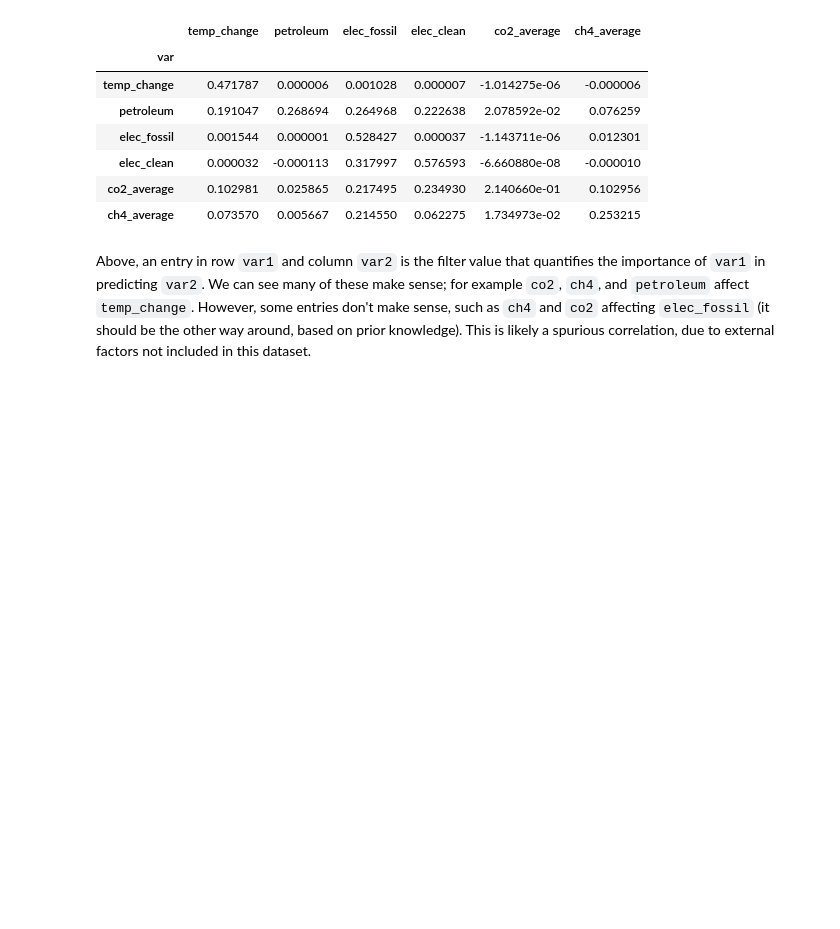
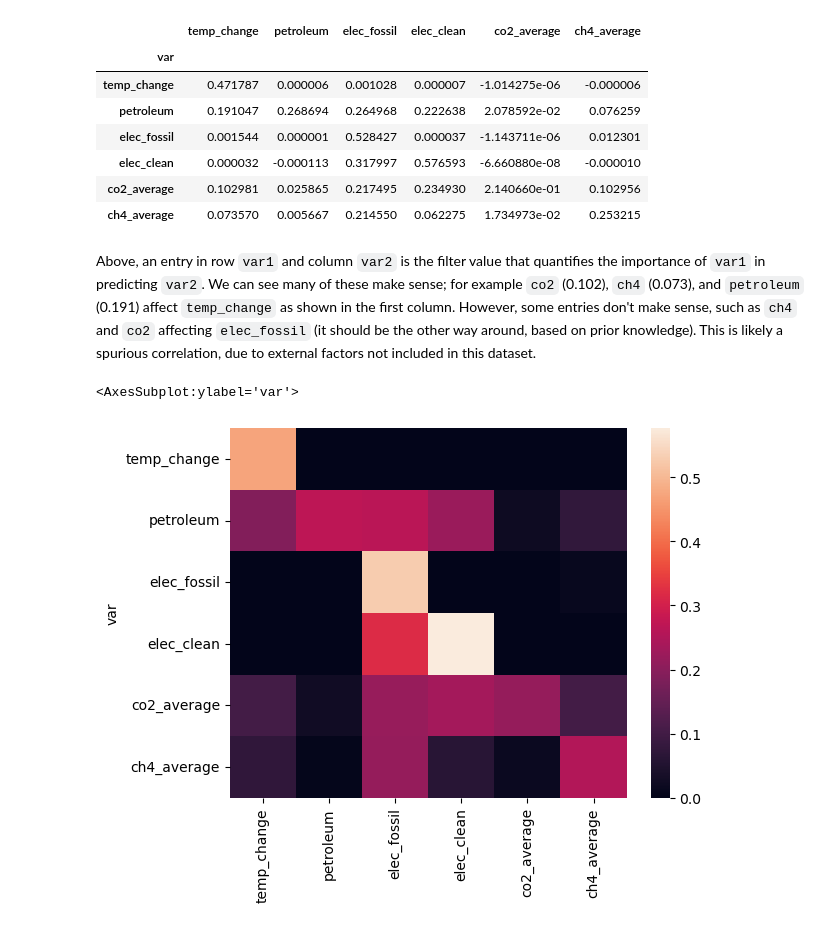
Before and after one commit to HomKeen/DSC180B-Q2-Capstone, a Jupyter notebook: scripts/rnn.ipynb, the cells around one changed output. Saved outputs shown, nothing was run; the diff lists cells and outputs as text; code cells hidden in the pictures; blank space fills up the shorter version.

Commit message:
Create basic GC heatmaps

```diff
--- a/scripts/rnn.ipynb
+++ b/scripts/rnn.ipynb
@@ -339,4 +338,9 @@ df_gc
 | co2_average | 0.102981 | 0.025865 | 0.217495 | 0.234930 | 2.140660e-01 | 0.102956 |
 | ch4_average | 0.073570 | 0.005667 | 0.214550 | 0.062275 | 1.734973e-02 | 0.253215 |
 # %% [markdown]
-Above, an entry in row `var1` and column `var2` is the filter value that quantifies the importance of `var1` in predicting `var2`. We can see many of these make sense; for example `co2`, `ch4`, and `petroleum` affect `temp_change`. However, some entries don't make sense, such as `ch4` and `co2` affecting `elec_fossil` (it should be the other way around, based on prior knowledge). This is likely a spurious correlation, due to external factors not included in this dataset.
+Above, an entry in row `var1` and column `var2` is the filter value that quantifies the importance of `var1` in predicting `var2`. We can see many of these make sense; for example `co2` (0.102), `ch4` (0.073), and `petroleum` (0.191) affect `temp_change` as shown in the first column. However, some entries don't make sense, such as `ch4` and `co2` affecting `elec_fossil` (it should be the other way around, based on prior knowledge). This is likely a spurious correlation, due to external factors not included in this dataset.
+# %%
+sns.heatmap(df_gc)
+# %% [output]
+<AxesSubplot:ylabel='var'>
+[figure, added]
```
Also changed, not shown: parts of 2 cells of this notebook, 3 other files.
